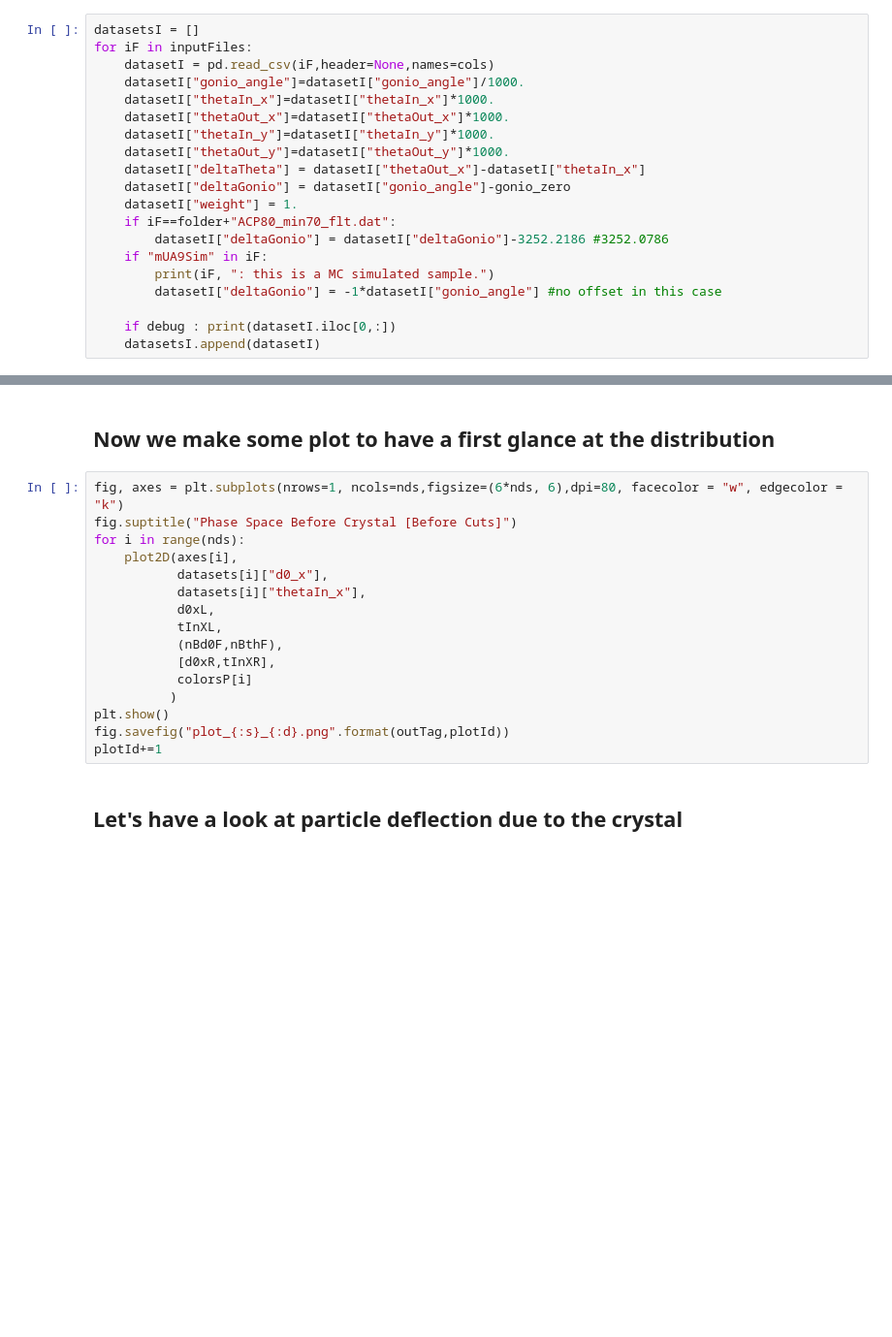
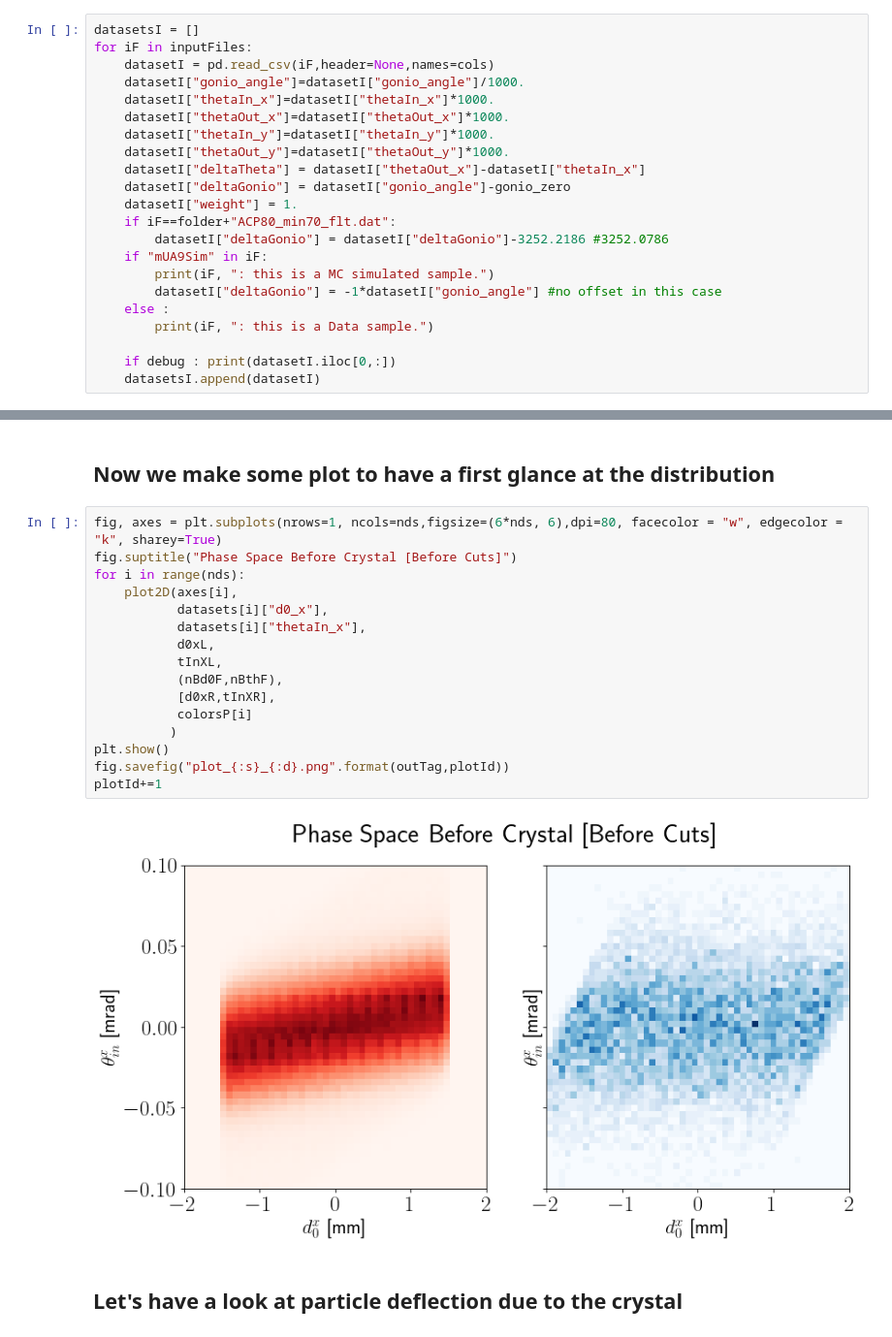
Before and after one commit to collamaf/UA9_22, a Jupyter notebook: analysis/CompareRuns.ipynb, the cells around one changed output, grey strips where cells are left out. Shown at 97% size. Drawn from its saved outputs; the diff is of its cells as text; blank space fills up the shorter version.

```diff
--- a/analysis/CompareRuns.ipynb
+++ b/analysis/CompareRuns.ipynb
@@ -166,6 +194,8 @@ for iF in inputFiles:
     if "mUA9Sim" in iF:
         print(iF, ": this is a MC simulated sample.")
         datasetI["deltaGonio"] = -1*datasetI["gonio_angle"] #no offset in this case
+    else :
+        print(iF, ": this is a Data sample.")
 
     if debug : print(datasetI.iloc[0,:])
     datasetsI.append(datasetI)
@@ -181,21 +216,23 @@ nds=len(datasets)
 # %% [markdown]
 ## Now we make some plot to have a first glance at the distribution
 # %%
-fig, axes = plt.subplots(nrows=1, ncols=nds,figsize=(6*nds, 6),dpi=80, facecolor = "w", edgecolor = "k")
+fig, axes = plt.subplots(nrows=1, ncols=nds,figsize=(6*nds, 6),dpi=80, facecolor = "w", edgecolor = "k", sharey=True)
 fig.suptitle("Phase Space Before Crystal [Before Cuts]")
 for i in range(nds):
     plot2D(axes[i],
            datasets[i]["d0_x"],
            datasets[i]["thetaIn_x"],
            d0xL,
            tInXL,
            (nBd0F,nBthF),
            [d0xR,tInXR],
            colorsP[i]
           )
 plt.show()
 fig.savefig("plot_{:s}_{:d}.png".format(outTag,plotId))
 plotId+=1
+# %% [output]
+[figure, added]
 # %% [markdown]
 ## Let's have a look at particle deflection due to the crystal
 # %%
```
Also changed, not shown: parts of 13 cells of this notebook.
